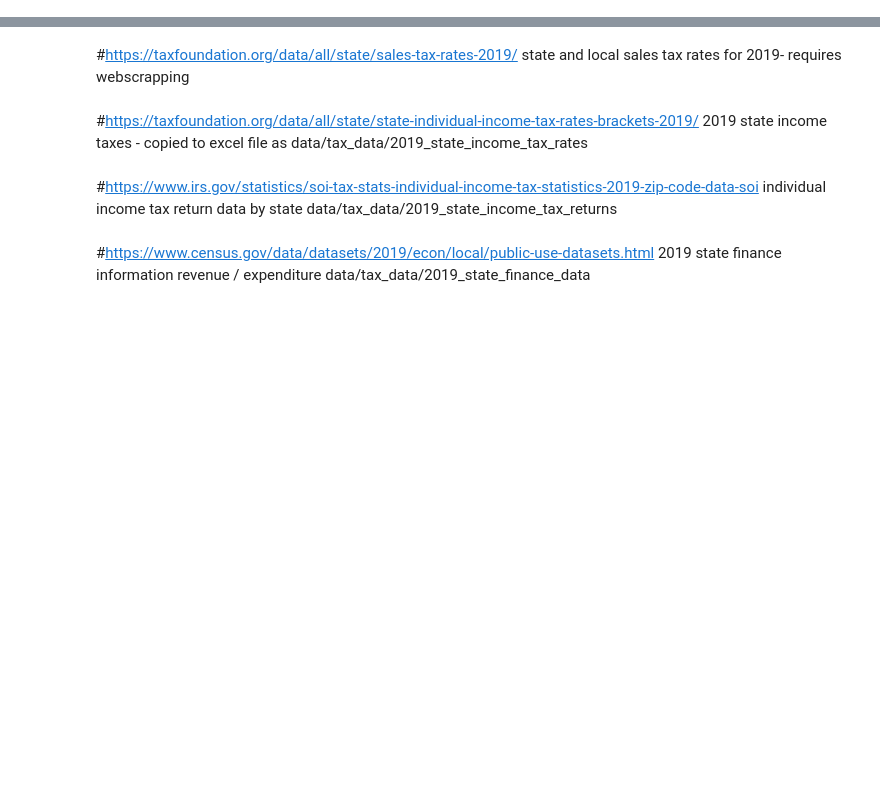
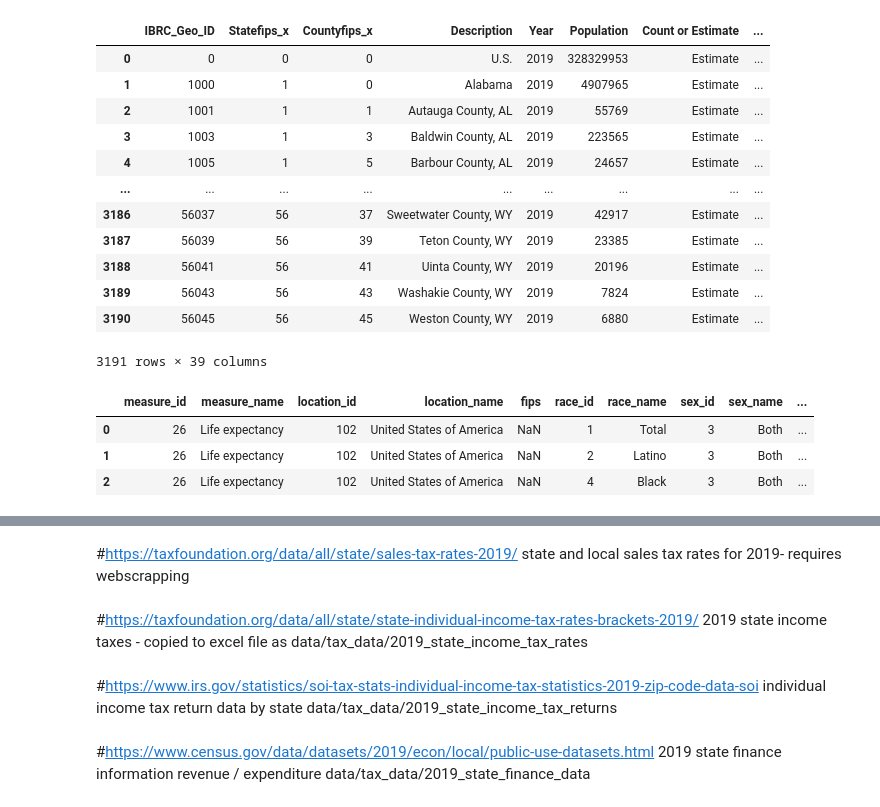
Before and after one commit to nelson-aaron-j/DeathAndTaxesProject, a Jupyter notebook: capstone.ipynb, the cells around one changed output, grey strips where cells are left out. Cells and saved outputs as stored; diff of their text form; code cells hidden in the pictures; blank space fills up the shorter version.

```diff
--- a/capstone.ipynb
+++ b/capstone.ipynb
@@ -61,5 +219,19 @@ pop_2019_merged2
 # %%
-all_pop_data = pd.merge(pop_2019_merged2, pop_data4_2019_totals, left_on = ['IBRC_Geo_ID', 'Statefips', 'Countyfips', 'Description', 'Year'],
-                        right_on = ['IBRC_GEO_ID', 'Statefips', 'Countyfips', 'Description', 'Year'], how = 'inner')
+pop_2019_merged3 = pd.merge(pop_2019_merged2, pop_data4_2019_totals, left_on = [ 'Description', 'Year'],
+                        right_on = ['Description', 'Year'], how = 'inner')
 # %%
-all_pop_data
+pop_2019_merged3
+# %% [output]
+|  | IBRC_Geo_ID | Statefips_x | Countyfips_x | Description | Year | Population | Count or Estimate | ... |
+| 0 | 0 | 0 | 0 | U.S. | 2019 | 328329953 | Estimate | ... |
+| 1 | 1000 | 1 | 0 | Alabama | 2019 | 4907965 | Estimate | ... |
+| 2 | 1001 | 1 | 1 | Autauga County, AL | 2019 | 55769 | Estimate | ... |
+| 3 | 1003 | 1 | 3 | Baldwin County, AL | 2019 | 223565 | Estimate | ... |
+| 4 | 1005 | 1 | 5 | Barbour County, AL | 2019 | 24657 | Estimate | ... |
+| ... | ... | ... | ... | ... | ... | ... | ... | ... |
+| 3186 | 56037 | 56 | 37 | Sweetwater County, WY | 2019 | 42917 | Estimate | ... |
+| 3187 | 56039 | 56 | 39 | Teton County, WY | 2019 | 23385 | Estimate | ... |
+| 3188 | 56041 | 56 | 41 | Uinta County, WY | 2019 | 20196 | Estimate | ... |
+| 3189 | 56043 | 56 | 43 | Washakie County, WY | 2019 | 7824 | Estimate | ... |
+| 3190 | 56045 | 56 | 45 | Weston County, WY | 2019 | 6880 | Estimate | ... |
+3191 rows × 39 columns
@@ -65,0 +241,7 @@ all_pop_data
+# %%
+life_data4.head(3)
+# %% [output]
+|  | measure_id | measure_name | location_id | location_name | fips | race_id | race_name | sex_id | sex_name | ... |
+| 0 | 26 | Life expectancy | 102 | United States of America | NaN | 1 | Total | 3 | Both | ... |
+| 1 | 26 | Life expectancy | 102 | United States of America | NaN | 2 | Latino | 3 | Both | ... |
+| 2 | 26 | Life expectancy | 102 | United States of America | NaN | 4 | Black | 3 | Both | ... |
```
Also changed, not shown: parts of 19 cells of this notebook.
